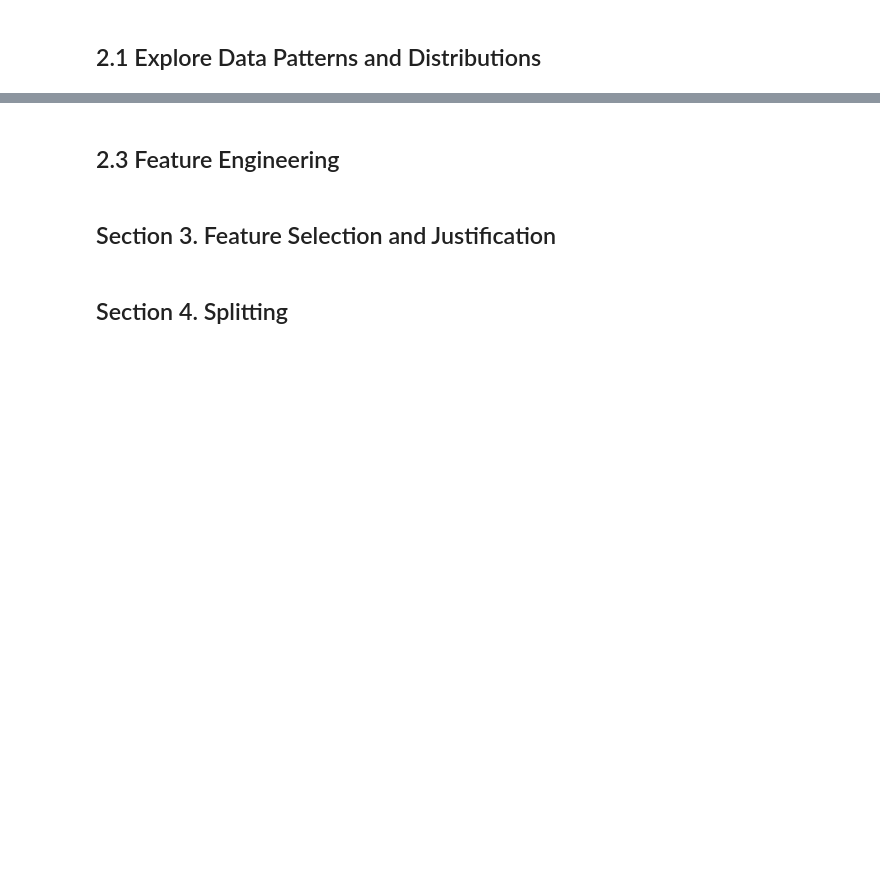
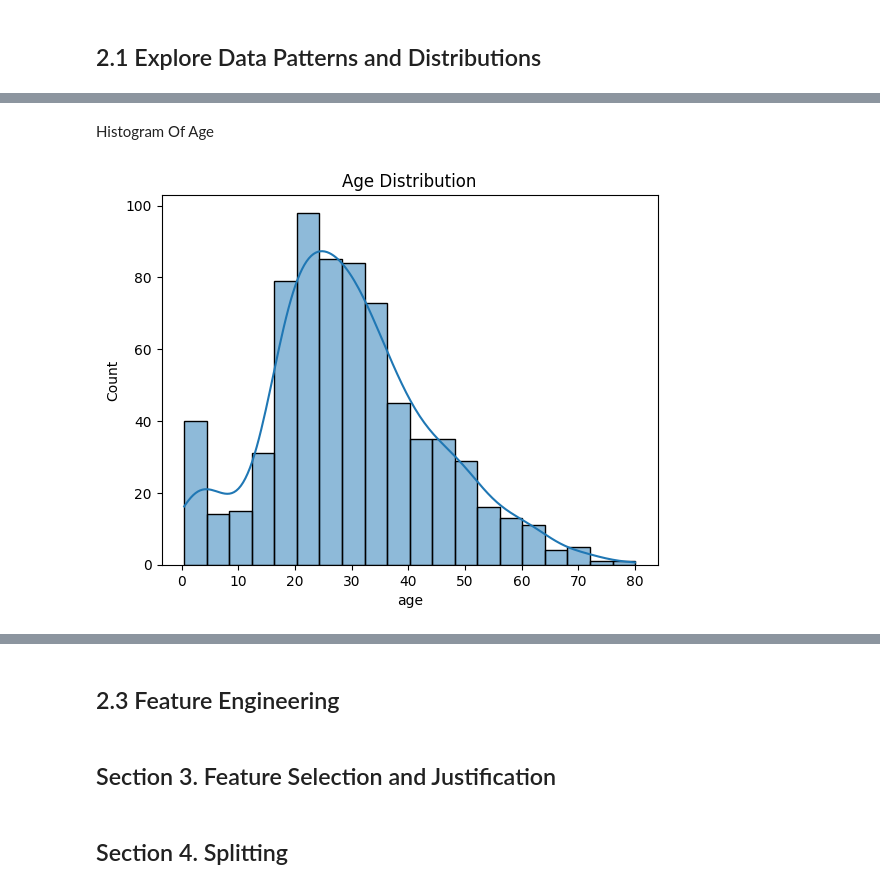
Before and after one commit to ssowers2/applied-ml-sowers, a Jupyter notebook: notebooks/project02/ml02_sowers.ipynb, the cells around one changed output, grey strips where cells are left out. Drawn from its saved outputs; the diff is of its cells as text; code cells hidden in the pictures; blank space fills up the shorter version.

```diff
--- a/notebooks/project02/ml02_sowers.ipynb
+++ b/notebooks/project02/ml02_sowers.ipynb
@@ -84,0 +192,8 @@ alone         0.404744  1.000000
+# %% [markdown]
+Histogram Of Age
+# %%
+sns.histplot(titanic['age'], kde=True)
+plt.title('Age Distribution')
+plt.show()
+# %% [output]
+[figure, added]
```
Also changed, not shown: parts of 19 cells of this notebook.
